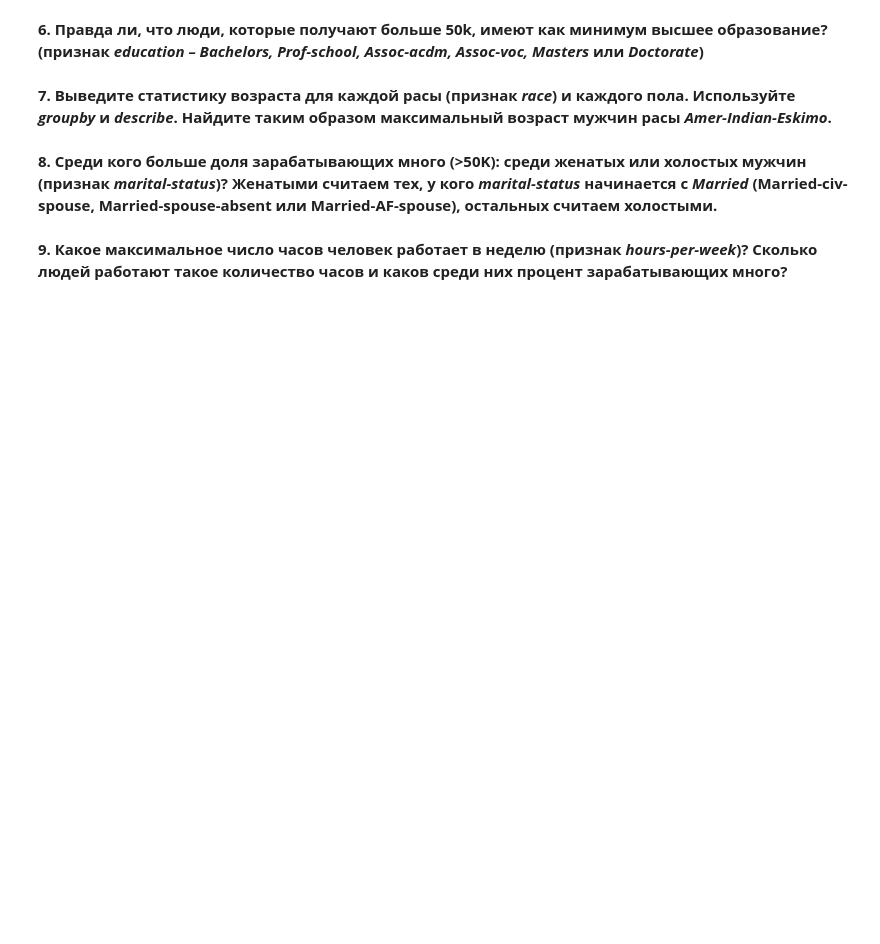
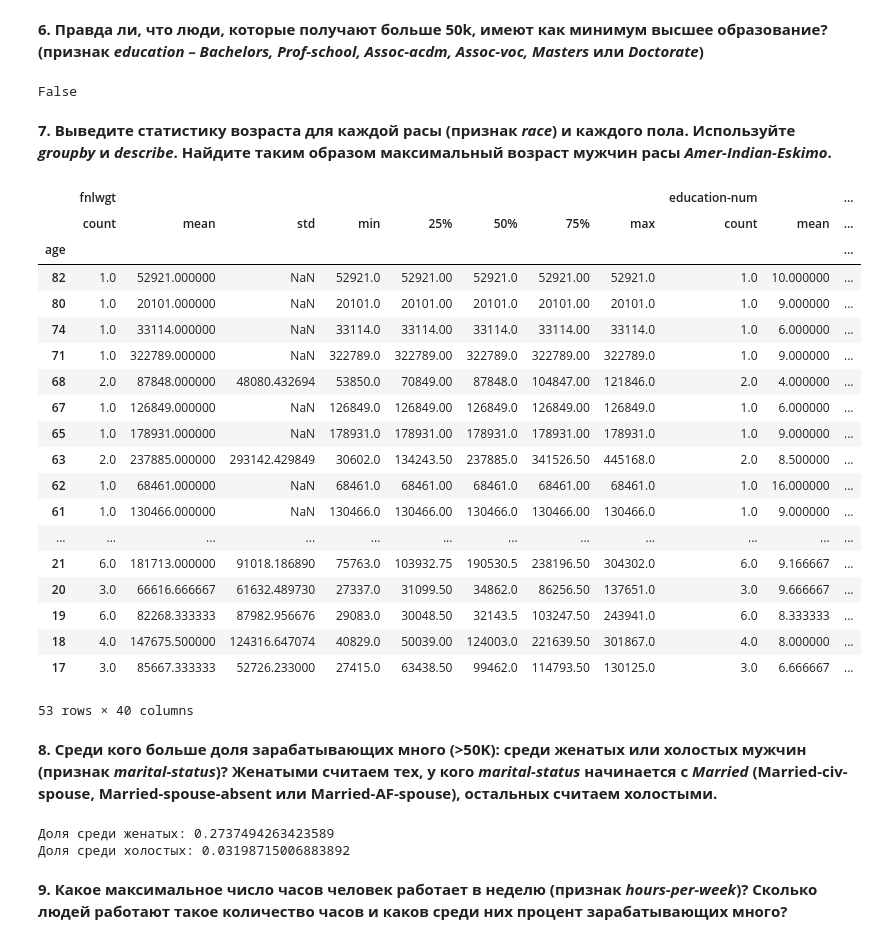
Before and after one commit to railbotan/data_analysis_in_python, a Jupyter notebook: Pandas (06.03)/Pandas. Task. Part 1.ipynb, the cells around one changed output. Drawn from its saved outputs; the diff is of its cells as text; code cells hidden in the pictures; blank space fills up the shorter version.

```diff
--- a/Pandas (06.03)/Pandas. Task. Part 1.ipynb
+++ b/Pandas (06.03)/Pandas. Task. Part 1.ipynb
@@ -72,2 +87,11 @@ data
+# %%
+def check_education(value):
+    education = ['Bachelors', 'Prof-school', 'Assoc-acdm', 'Assoc-voc', 'Masters', 'Doctorate']
+    return value in education
+
+
+data[data.salary == '>50K'].education.apply(check_education).all()
+# %% [output]
+False
 # %% [markdown]
 **7. Выведите статистику возраста для каждой расы (признак *race*) и каждого пола. Используйте *groupby* и *describe*. Найдите таким образом максимальный возраст мужчин расы *Amer-Indian-Eskimo*.**
@@ -76,2 +98,35 @@ data
+# %%
+print(f"Статситика по расе: {data.groupby('age').race.describe()}")
+print(f"Статистика по полу: {data.groupby('age').sex.describe()}")
+print(f"Максимальный возраст \"таким образом\": ")
+data[data.race == 'Amer-Indian-Eskimo'].groupby('age').describe()[::-1]
+
+# интересно, можно вывести статистику примерно таким способом?
+# data.groupby('age').agg({'race':[data.race.describe()], 'sex':[data.sex.describe()]})
+
+# не понял, зачем выводить максимальный возраст предложенным способом,
+# на всякий случай вот еще вариант:
+# data[data.race == 'Amer-Indian-Eskimo'].age.max()
+# %% [output]
+|  | fnlwgt |  |  |  |  |  |  |  | education-num |  | ... |
+|  | count | mean | std | min | 25% | 50% | 75% | max | count | mean | ... |
+| age |  |  |  |  |  |  |  |  |  |  | ... |
+| 82 | 1.0 | 52921.000000 | NaN | 52921.0 | 52921.00 | 52921.0 | 52921.00 | 52921.0 | 1.0 | 10.000000 | ... |
+| 80 | 1.0 | 20101.000000 | NaN | 20101.0 | 20101.00 | 20101.0 | 20101.00 | 20101.0 | 1.0 | 9.000000 | ... |
+| 74 | 1.0 | 33114.000000 | NaN | 33114.0 | 33114.00 | 33114.0 | 33114.00 | 33114.0 | 1.0 | 6.000000 | ... |
+| 71 | 1.0 | 322789.000000 | NaN | 322789.0 | 322789.00 | 322789.0 | 322789.00 | 322789.0 | 1.0 | 9.000000 | ... |
+| 68 | 2.0 | 87848.000000 | 48080.432694 | 53850.0 | 70849.00 | 87848.0 | 104847.00 | 121846.0 | 2.0 | 4.000000 | ... |
+| 67 | 1.0 | 126849.000000 | NaN | 126849.0 | 126849.00 | 126849.0 | 126849.00 | 126849.0 | 1.0 | 6.000000 | ... |
+| 65 | 1.0 | 178931.000000 | NaN | 178931.0 | 178931.00 | 178931.0 | 178931.00 | 178931.0 | 1.0 | 9.000000 | ... |
+| 63 | 2.0 | 237885.000000 | 293142.429849 | 30602.0 | 134243.50 | 237885.0 | 341526.50 | 445168.0 | 2.0 | 8.500000 | ... |
+| 62 | 1.0 | 68461.000000 | NaN | 68461.0 | 68461.00 | 68461.0 | 68461.00 | 68461.0 | 1.0 | 16.000000 | ... |
+| 61 | 1.0 | 130466.000000 | NaN | 130466.0 | 130466.00 | 130466.0 | 130466.00 | 130466.0 | 1.0 | 9.000000 | ... |
+| ... | ... | ... | ... | ... | ... | ... | ... | ... | ... | ... | ... |
+| 21 | 6.0 | 181713.000000 | 91018.186890 | 75763.0 | 103932.75 | 190530.5 | 238196.50 | 304302.0 | 6.0 | 9.166667 | ... |
+| 20 | 3.0 | 66616.666667 | 61632.489730 | 27337.0 | 31099.50 | 34862.0 | 86256.50 | 137651.0 | 3.0 | 9.666667 | ... |
+| 19 | 6.0 | 82268.333333 | 87982.956676 | 29083.0 | 30048.50 | 32143.5 | 103247.50 | 243941.0 | 6.0 | 8.333333 | ... |
+| 18 | 4.0 | 147675.500000 | 124316.647074 | 40829.0 | 50039.00 | 124003.0 | 221639.50 | 301867.0 | 4.0 | 8.000000 | ... |
+| 17 | 3.0 | 85667.333333 | 52726.233000 | 27415.0 | 63438.50 | 99462.0 | 114793.50 | 130125.0 | 3.0 | 6.666667 | ... |
+53 rows × 40 columns
 # %% [markdown]
 **8. Среди кого больше доля зарабатывающих много (>50K): среди женатых или холостых мужчин (признак *marital-status*)? Женатыми считаем тех, у кого *marital-status* начинается с *Married* (Married-civ-spouse, Married-spouse-absent или Married-AF-spouse), остальных считаем холостыми.**
@@ -80,2 +133,18 @@ data
+# %%
+# эта строчка уже была в документе
+# наверно, к этому нужно было бы прийти самостоятельно
+# data["married"] = data["marital-status"].apply(lambda row: "Married" in row)
+
+all_men = (data[data.sex == 'Male'].married == True).shape[0]
+married_men = data.query('sex == "Male" and married == True and salary == ">50K"').shape[0]
+single_men = data.query('sex == "Male" and married == False and salary == ">50K"').shape[0]
+married_percent = married_men / all_men
+single_percent = single_men / all_men
+
+print(f"Доля среди женатых: {married_percent}")
+print(f"Доля среди холостых: {single_percent}")
+# %% [output]
+Доля среди женатых: 0.2737494263423589
+Доля среди холостых: 0.03198715006883892
 # %% [markdown]
 **9. Какое максимальное число часов человек работает в неделю (признак *hours-per-week*)? Сколько людей работают такое количество часов и каков среди них процент зарабатывающих много?**
```
Also changed, not shown: parts of 17 cells of this notebook.
